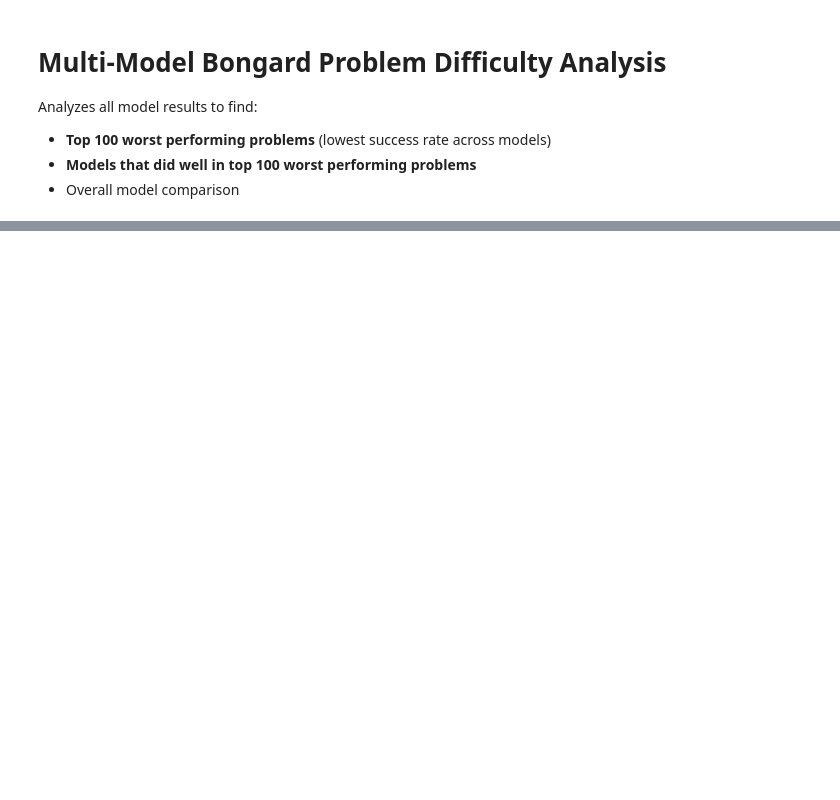
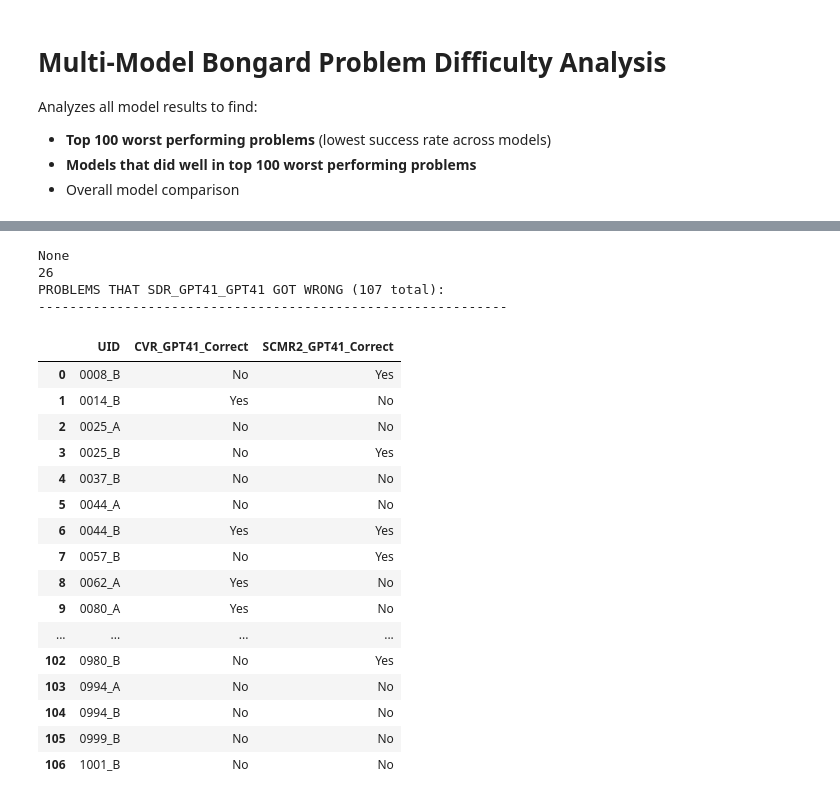
Before and after one commit to mrprofessor/bongard_playbook, a Jupyter notebook: notebooks/difficulty.ipynb, the cells around one changed output, grey strips where cells are left out. Cells and saved outputs as stored; diff of their text form; code cells hidden in the pictures; blank space fills up the shorter version.

```diff
--- a/notebooks/difficulty.ipynb
+++ b/notebooks/difficulty.ipynb
@@ -241,0 +225,64 @@ MODEL PERFORMANCE ON WORST 100 PROBLEMS:
+# %%
+# %%
+# Find problems that sdr_gpt41_gpt41 got wrong
+
+if problem_results:
+    sdr_wrong_problems = []
+    ll = []
+    for uid, stats in problem_results.items():
+        if 'sdr_gpt41_gpt41' in stats['models_wrong']:
+            cvr_correct = 'Yes' if 'cvr_gpt41' in stats['models_correct'] else 'No'
+            scmr2_correct = 'Yes' if 'scmr2_gpt41_gpt41' in stats['models_correct'] else 'No'
+            if cvr_correct == 'Yes' and scmr2_correct == 'Yes':
+                ll.append(uid)
+            sdr_wrong_problems.append({
+                'UID': uid,
+                'CVR_GPT41_Correct': cvr_correct,
+                'SCMR2_GPT41_Correct': scmr2_correct,
+
+            })
+    print(ll.sort())
+    print(len(ll))
+
+    if sdr_wrong_problems:
+        sdr_wrong_df = pd.DataFrame(sdr_wrong_problems).sort_values('UID').reset_index(drop=True)
+
+        print(f"PROBLEMS THAT SDR_GPT41_GPT41 GOT WRONG ({len(sdr_wrong_problems)} total):")
+        print("-" * 60)
+
+        # Define styling function
+        def highlight_both_correct(row):
+            if row['CVR_GPT41_Correct'] == 'Yes' and row['SCMR2_GPT41_Correct'] == 'Yes':
+                return ['background-color: purple'] * len(row)
+            else:
+                return [''] * len(row)
+
+        with pd.option_context('display.max_rows', None, 'display.max_colwidth', None):
+            display(sdr_wrong_df.style.apply(highlight_both_correct, axis=1))
+
+    else:
+        print("SDR_GPT41_GPT41 got all problems correct!")
+else:
+    print("No valid problem results found!")
+# %% [output]
+None
+26
+PROBLEMS THAT SDR_GPT41_GPT41 GOT WRONG (107 total):
+------------------------------------------------------------
+|  | UID | CVR_GPT41_Correct | SCMR2_GPT41_Correct |
+| 0 | 0008_B | No | Yes |
+| 1 | 0014_B | Yes | No |
+| 2 | 0025_A | No | No |
+| 3 | 0025_B | No | Yes |
+| 4 | 0037_B | No | No |
+| 5 | 0044_A | No | No |
+| 6 | 0044_B | Yes | Yes |
+| 7 | 0057_B | No | Yes |
+| 8 | 0062_A | Yes | No |
+| 9 | 0080_A | Yes | No |
+| ... | ... | ... | ... |
+| 102 | 0980_B | No | Yes |
+| 103 | 0994_A | No | No |
+| 104 | 0994_B | No | No |
+| 105 | 0999_B | No | No |
+| 106 | 1001_B | No | No |
```
Also changed, not shown: parts of 2 cells of this notebook, 16 other files.
